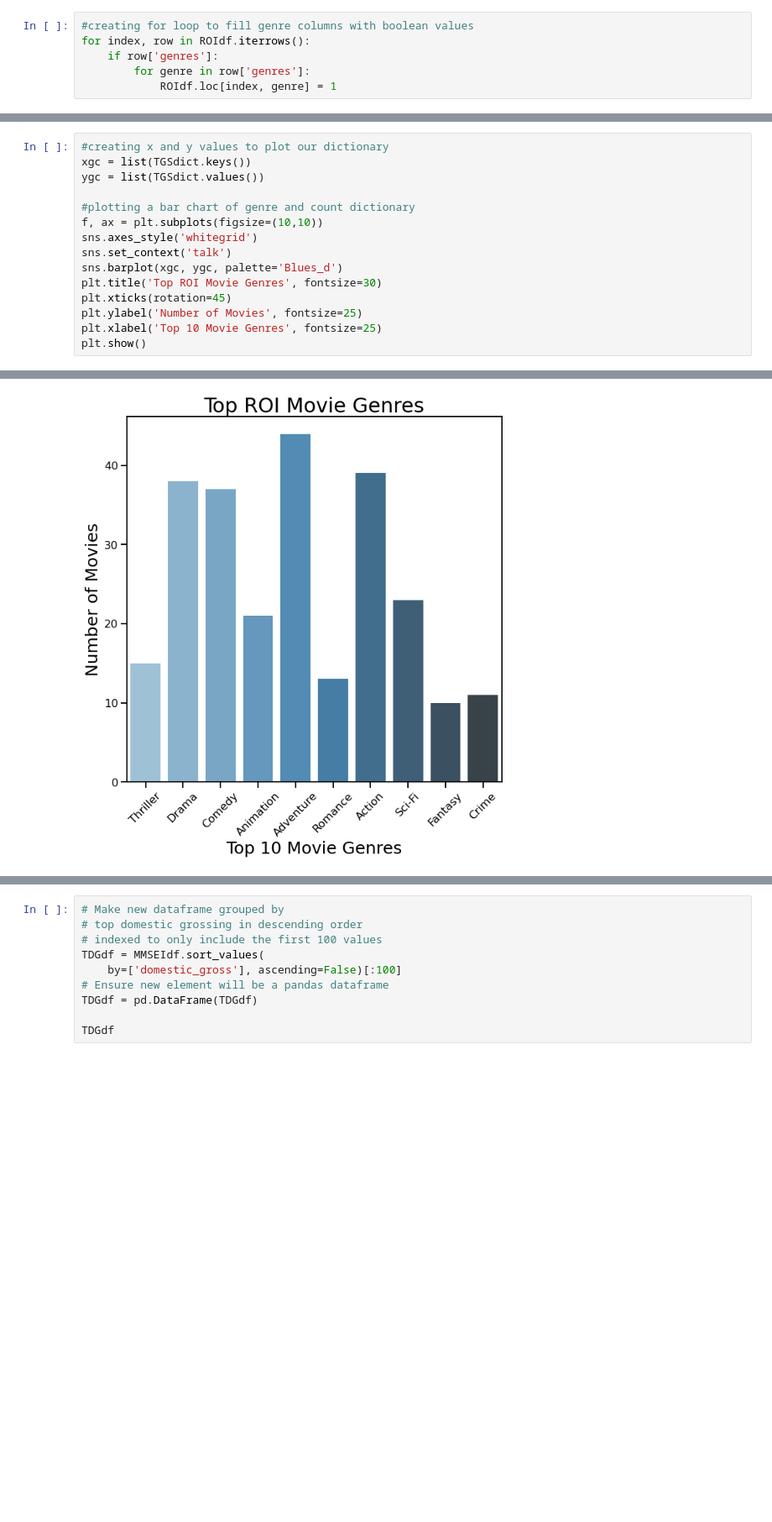
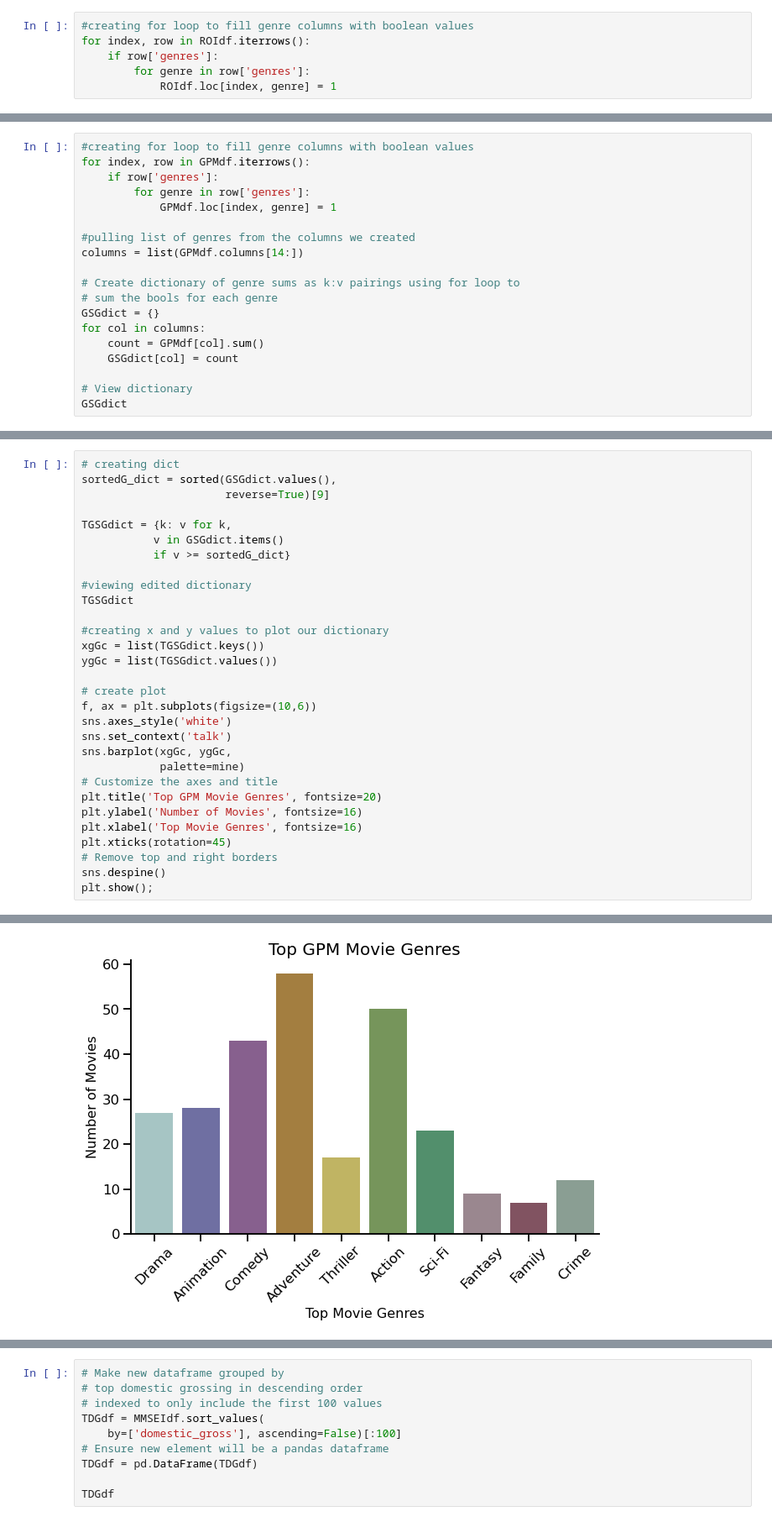
Before and after one commit to adstephens/dsc-phase-1-project-v2-3, a Jupyter notebook: Final.ipynb, the cells around one changed output, grey strips where cells are left out. Shown: that part at 84% size. Drawn from its saved outputs; the diff is of its cells as text; blank space fills up the shorter version.

```diff
--- a/Final.ipynb
+++ b/Final.ipynb
@@ -1906,0 +1799,19 @@ Text(0.5, 0, 'Top 10 Movie Genres')
+# %%
+#creating for loop to fill genre columns with boolean values
+for index, row in GPMdf.iterrows():
+    if row['genres']:
+        for genre in row['genres']:
+            GPMdf.loc[index, genre] = 1
+
+#pulling list of genres from the columns we created
+columns = list(GPMdf.columns[14:])
+
+# Create dictionary of genre sums as k:v pairings using for loop to
+# sum the bools for each genre
+GSGdict = {}
+for col in columns:
+    count = GPMdf[col].sum()
+    GSGdict[col] = count
+
+# View dictionary
+GSGdict
@@ -1907,16 +1839,31 @@ Text(0.5, 0, 'Top 10 Movie Genres')
 # %%
+# creating dict
+sortedG_dict = sorted(GSGdict.values(),
+                      reverse=True)[9]
+
+TGSGdict = {k: v for k,
+           v in GSGdict.items()
+           if v >= sortedG_dict}
+
+#viewing edited dictionary
+TGSGdict
+
 #creating x and y values to plot our dictionary
-xgc = list(TGSdict.keys())
-ygc = list(TGSdict.values())
+xgGc = list(TGSGdict.keys())
+ygGc = list(TGSGdict.values())
 
-#plotting a bar chart of genre and count dictionary
-f, ax = plt.subplots(figsize=(10,10))
-sns.axes_style('whitegrid')
+# create plot
+f, ax = plt.subplots(figsize=(10,6))
+sns.axes_style('white')
 sns.set_context('talk')
-sns.barplot(xgc, ygc, palette='Blues_d')
-plt.title('Top ROI Movie Genres', fontsize=30)
+sns.barplot(xgGc, ygGc,
+            palette=mine)
+# Customize the axes and title
+plt.title('Top GPM Movie Genres', fontsize=20)
+plt.ylabel('Number of Movies', fontsize=16)
+plt.xlabel('Top Movie Genres', fontsize=16)
 plt.xticks(rotation=45)
-plt.ylabel('Number of Movies', fontsize=25)
-plt.xlabel('Top 10 Movie Genres', fontsize=25)
-plt.show()
+# Remove top and right borders
+sns.despine()
+plt.show();
 # %% [output]
@@ -1955 +1870 @@ Text(0.5, 0, 'Top 10 Movie Genres')
-[figure, old version]
+[figure, new version]
```
Also changed, not shown: parts of 227 cells of this notebook, 1 other file.
